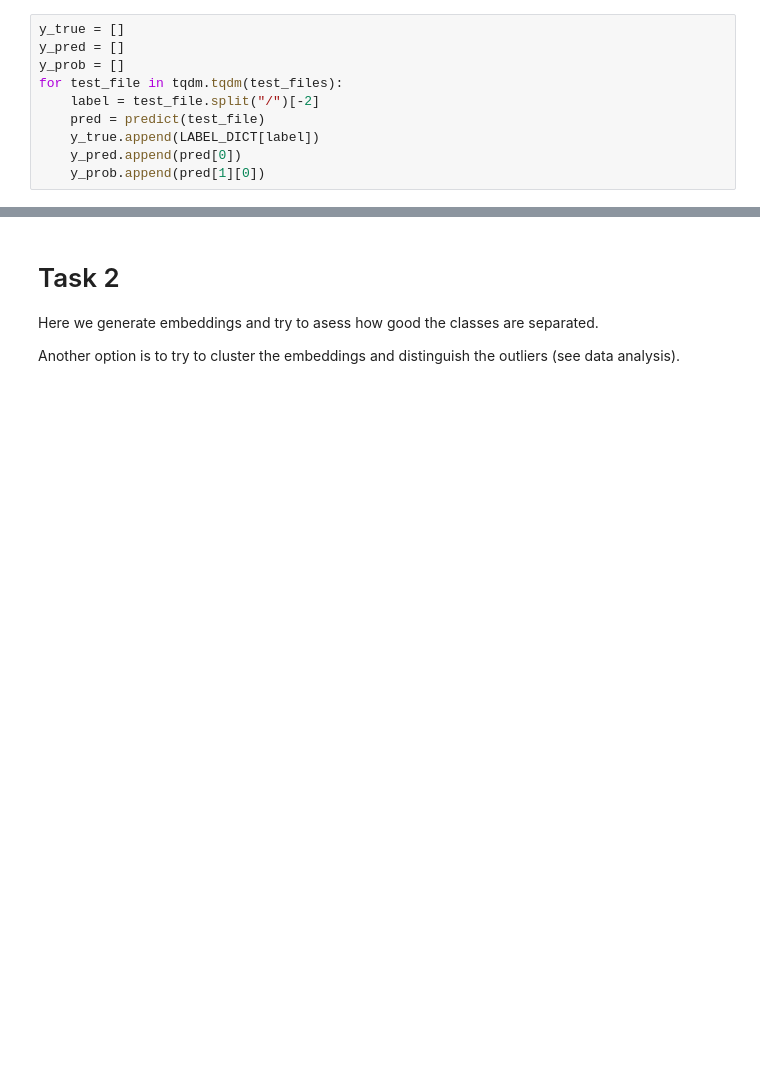
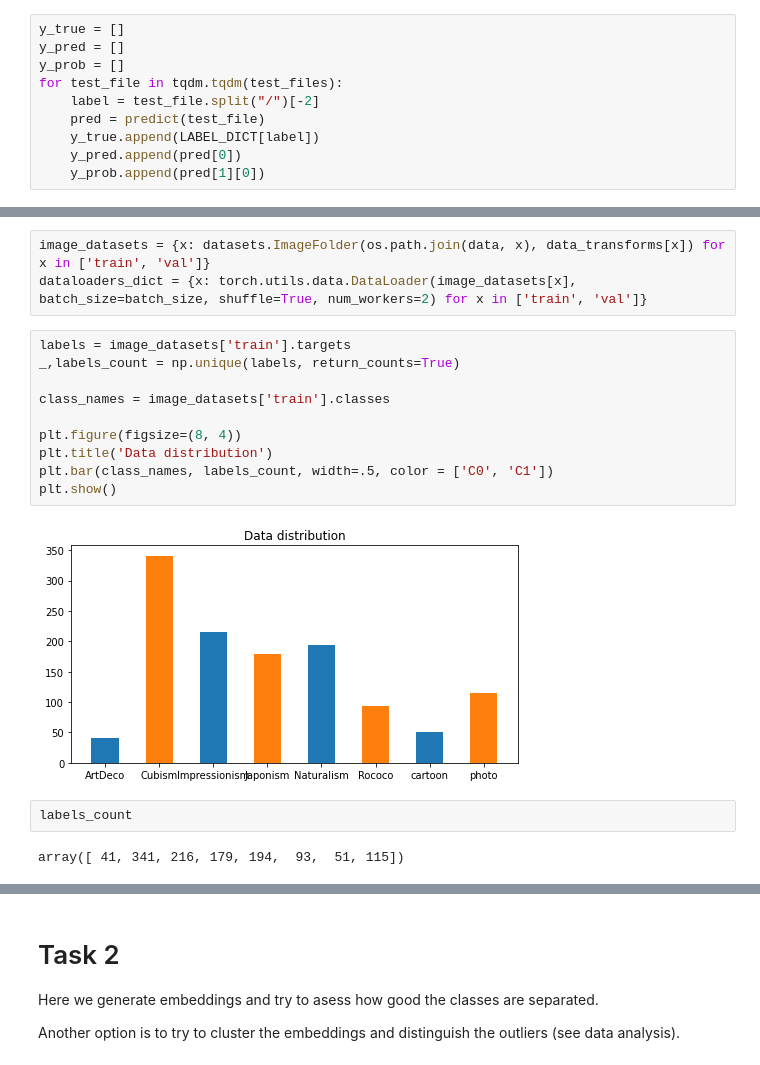
Before and after one commit to nizovskiyka/bg-classification-task, a Jupyter notebook: bg-report-submission.ipynb, the cells around one changed output, grey strips where cells are left out. Drawn from its saved outputs; the diff is of its cells as text; blank space fills up the shorter version.

```diff
--- a/bg-report-submission.ipynb
+++ b/bg-report-submission.ipynb
@@ -367,0 +392,19 @@ torch.save(model.state_dict(), "/kaggle/working/classifier.pt")
+# %%
+image_datasets = {x: datasets.ImageFolder(os.path.join(data, x), data_transforms[x]) for x in ['train', 'val']}
+dataloaders_dict = {x: torch.utils.data.DataLoader(image_datasets[x], batch_size=batch_size, shuffle=True, num_workers=2) for x in ['train', 'val']}
+# %%
+labels = image_datasets['train'].targets
+_,labels_count = np.unique(labels, return_counts=True)
+
+class_names = image_datasets['train'].classes
+
+plt.figure(figsize=(8, 4))
+plt.title('Data distribution')
+plt.bar(class_names, labels_count, width=.5, color = ['C0', 'C1'])
+plt.show()
+# %% [output]
+[figure, added]
+# %%
+labels_count
+# %% [output]
+array([ 41, 341, 216, 179, 194,  93,  51, 115])
```
Also changed, not shown: parts of 53 cells of this notebook.
